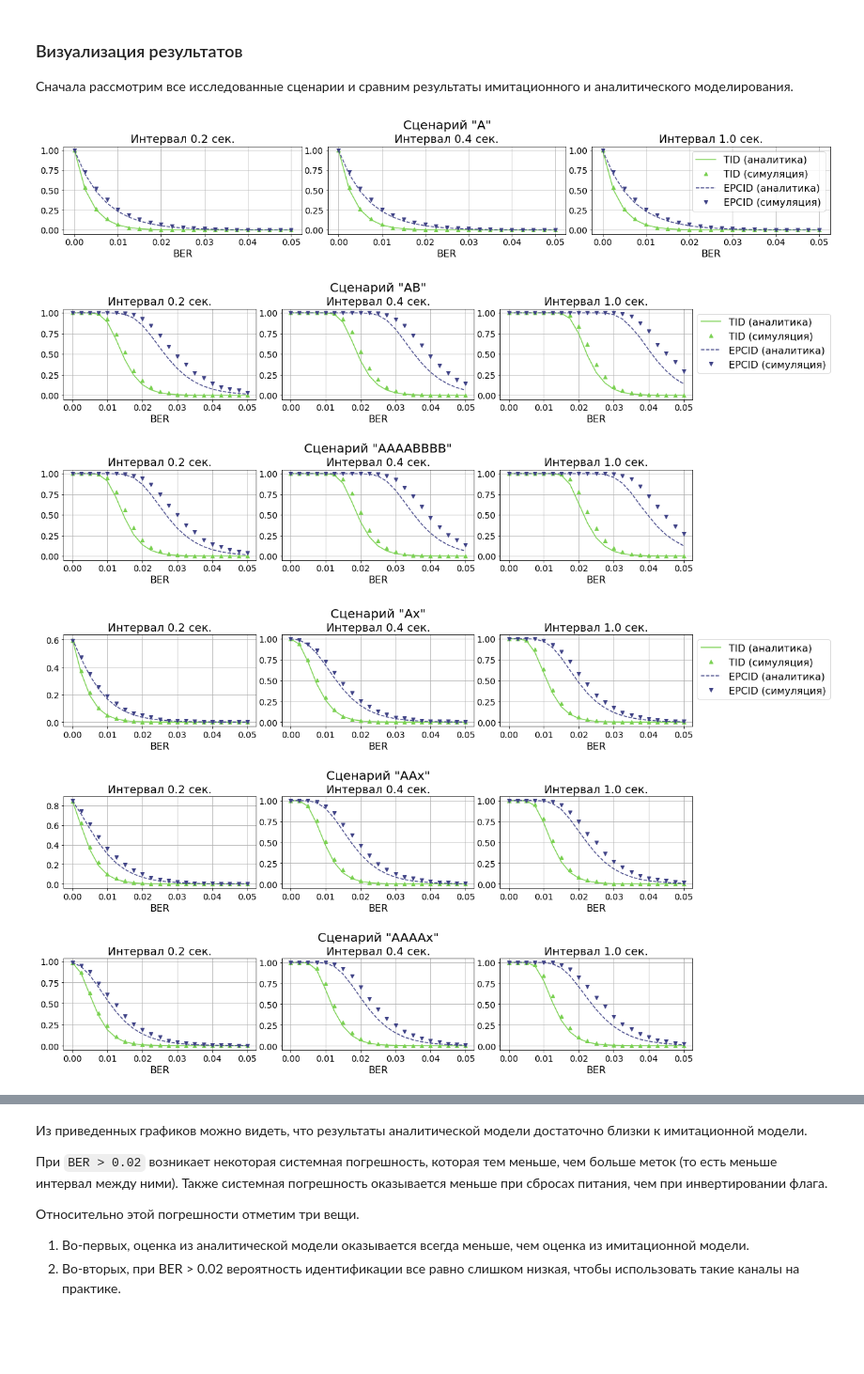
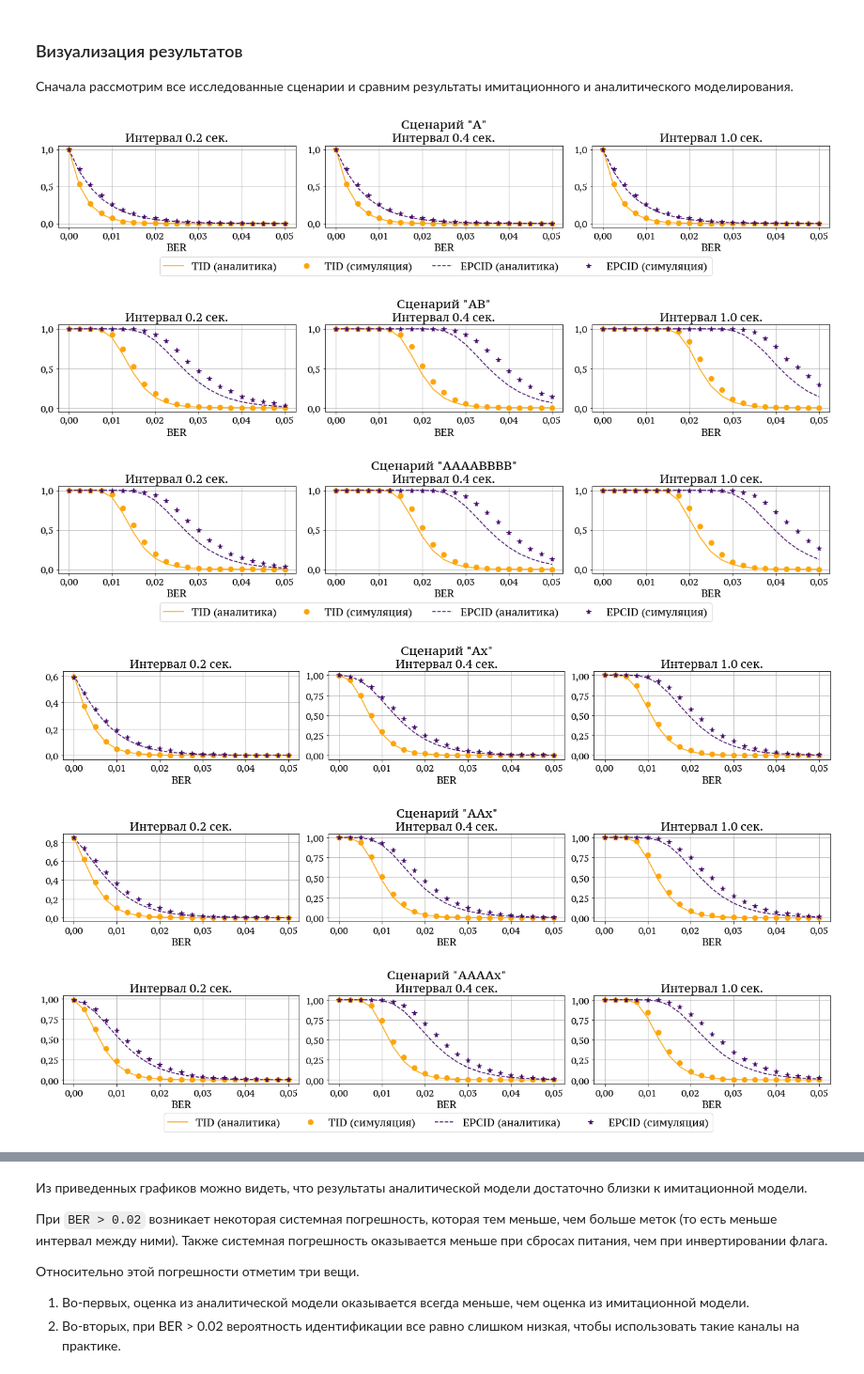
Before and after one commit to larioandr/thesis-rfidam, a Jupyter notebook: experiments/3. Simulations.ipynb, the cells around one changed output, grey strips where cells are left out. Shown at 94% size. Drawn from its saved outputs; the diff is of its cells as text; code cells hidden in the pictures; blank space fills up the shorter version.

```diff
--- a/experiments/3. Simulations.ipynb
+++ b/experiments/3. Simulations.ipynb
@@ -45,13 +48,7 @@ from rfidam.utils import bcolors, get_err, fmt_err, highlight as hl, pluralize
 # %%
 %matplotlib inline
 # Настроим Matplotlib: выберем цветовую схему и сделаем шрифты крупнее
-CMAP = plt.get_cmap('viridis')
-mpl.rcParams['legend.fontsize'] = 16
-mpl.rcParams['axes.labelsize'] = 18
-mpl.rcParams['figure.titlesize'] = 22
-mpl.rcParams['xtick.labelsize'] = 16
-mpl.rcParams['ytick.labelsize'] = 16
-mpl.rcParams['axes.titlesize'] = 20
+setup_matplotlib()
 # %% [markdown]
 Определим функции для форматирования вывода:
 # %%
@@ -633,21 +640,25 @@ SCENARIOS          ['Ax', 'AAx', 'AAAAx', 'AB', 'AAAABBBB', 'A', 'ABABx', 'AAAAx
 
 Сначала рассмотрим все исследованные сценарии и сравним результаты имитационного и аналитического моделирования.
 # %%
-def plot_id_probs(scenarios, show_suptitle=False, save=False, fmt="pdf"):
+def plot_id_probs(scenarios, show_suptitle=False, image_name: str = ""):
     if isinstance(scenarios, str):
         scenarios = [scenarios]
     n_scenarios = len(scenarios)
     n_intervals = len(ARRIVAL_INTERVALS)
 
-    sim_epc_kwargs = {'linestyle': '', 'marker': 'v', 'markersize': 6, 'color': CMAP(0.2)}
-    sim_tid_kwargs = {'linestyle': '', 'marker': '^', 'markersize': 6, 'color': CMAP(0.8)}
-    ana_epc_kwargs = {'linestyle': '--', 'color': CMAP(0.2)}
-    ana_tid_kwargs = {'linestyle': '-', 'color': CMAP(0.8)}
+    sim_epc_kwargs = {'linestyle': '', 'marker': '*', 'markersize': 8,
+                      'color': get_color(0.2)}
+    sim_tid_kwargs = {'linestyle': '', 'marker': 'o', 'markersize': 8,
+                      'color': get_color(0.8)}
+    ana_epc_kwargs = {'linestyle': '--', 'color': get_color(0.2)}
+    ana_tid_kwargs = {'linestyle': '-', 'color': get_color(0.8)}
 
     fig, big_axes = plt.subplots(figsize=(18, 3.7*n_scenarios), ncols=1,
                                  nrows=n_scenarios, sharey=True)
     if n_scenarios == 1:
         big_axes = [big_axes]
+
+    real_ax = None
 
     for i, (scenario, big_ax) in enumerate(zip(scenarios, big_axes)):
         if show_suptitle:
@@ -671,23 +682,24 @@ def plot_id_probs(scenarios, show_suptitle=False, save=False, fmt="pdf"):
             ax.tick_params(labelsize=14)
             ax.set_xlabel("BER", fontsize=16)
             ax.grid()
-            if i == 0 and j == len(ARRIVAL_INTERVALS)-1:
-                ax.legend(bbox_to_anchor=(1, 1))
+            if real_ax is None:
+                real_ax = ax
+
+    fig.legend(*real_ax.get_legend_handles_labels(), ncol=4, loc='lower center',
+               bbox_to_anchor=(0.5, -0.1 / len(scenarios)))
 
     plt.tight_layout()
-
-    if save:
-        plt.savefig(os.path.join('images', f"id_prob_{scenario}.{fmt}"))
+    savefig(image_name)
 # %%
-plot_id_probs("A", show_suptitle=True, save=False)
+plot_id_probs("A", show_suptitle=True)
 # %% [output]
-[figure, old version]
+[figure, new version]
 # %%
-plot_id_probs(["AB", "AAAABBBB"], show_suptitle=True, save=False)
+plot_id_probs(["AB", "AAAABBBB"], show_suptitle=True)
 # %% [output]
-[figure, old version]
+[figure, new version]
 # %%
-plot_id_probs(["Ax", "AAx", "AAAAx"], show_suptitle=True, save=False)
+plot_id_probs(["Ax", "AAx", "AAAAx"], show_suptitle=True)
 # %% [output]
-[figure, old version]
+[figure, new version]
 # %%
```
Also changed, not shown: parts of 13 cells of this notebook, 16 other files.
